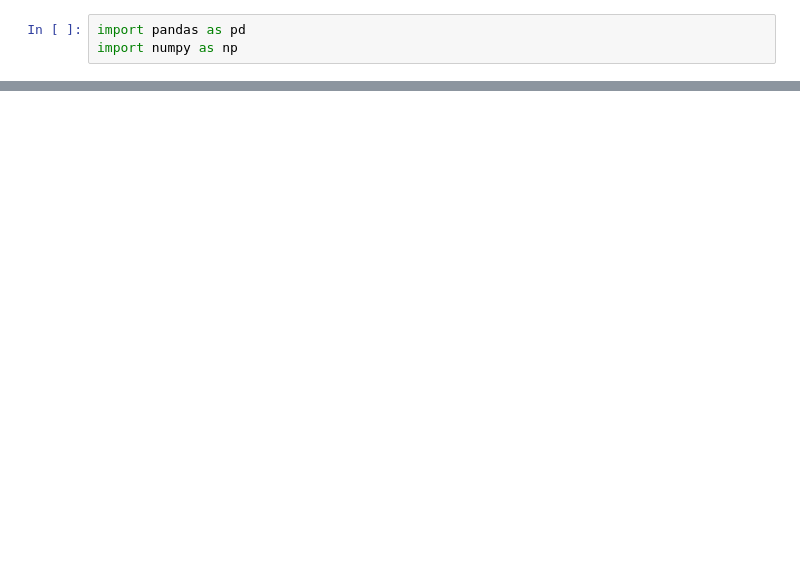
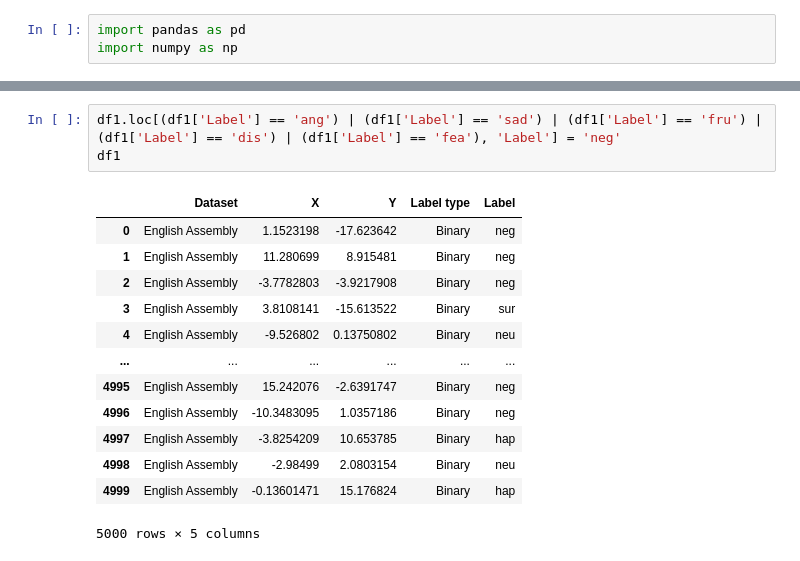
Before and after one commit to iamryabinov/SER_SVM_KNN, a Jupyter notebook: playground.ipynb, the cells around one changed output, grey strips where cells are left out. Cells and saved outputs as stored; diff of their text form; blank space fills up the shorter version.

```diff
--- a/playground.ipynb
+++ b/playground.ipynb
@@ -98,0 +104,17 @@ final_df
+# %%
+df1.loc[(df1['Label'] == 'ang') | (df1['Label'] == 'sad') | (df1['Label'] == 'fru') | (df1['Label'] == 'dis') | (df1['Label'] == 'fea'), 'Label'] = 'neg'
+df1
+# %% [output]
+|  | Dataset | X | Y | Label type | Label |
+| 0 | English Assembly | 1.1523198 | -17.623642 | Binary | neg |
+| 1 | English Assembly | 11.280699 | 8.915481 | Binary | neg |
+| 2 | English Assembly | -3.7782803 | -3.9217908 | Binary | neg |
+| 3 | English Assembly | 3.8108141 | -15.613522 | Binary | sur |
+| 4 | English Assembly | -9.526802 | 0.13750802 | Binary | neu |
+| ... | ... | ... | ... | ... | ... |
+| 4995 | English Assembly | 15.242076 | -2.6391747 | Binary | neg |
+| 4996 | English Assembly | -10.3483095 | 1.0357186 | Binary | neg |
+| 4997 | English Assembly | -3.8254209 | 10.653785 | Binary | hap |
+| 4998 | English Assembly | -2.98499 | 2.0803154 | Binary | neu |
+| 4999 | English Assembly | -0.13601471 | 15.176824 | Binary | hap |
+5000 rows × 5 columns
```
Also changed, not shown: parts of 36 cells of this notebook, 5 other files.
